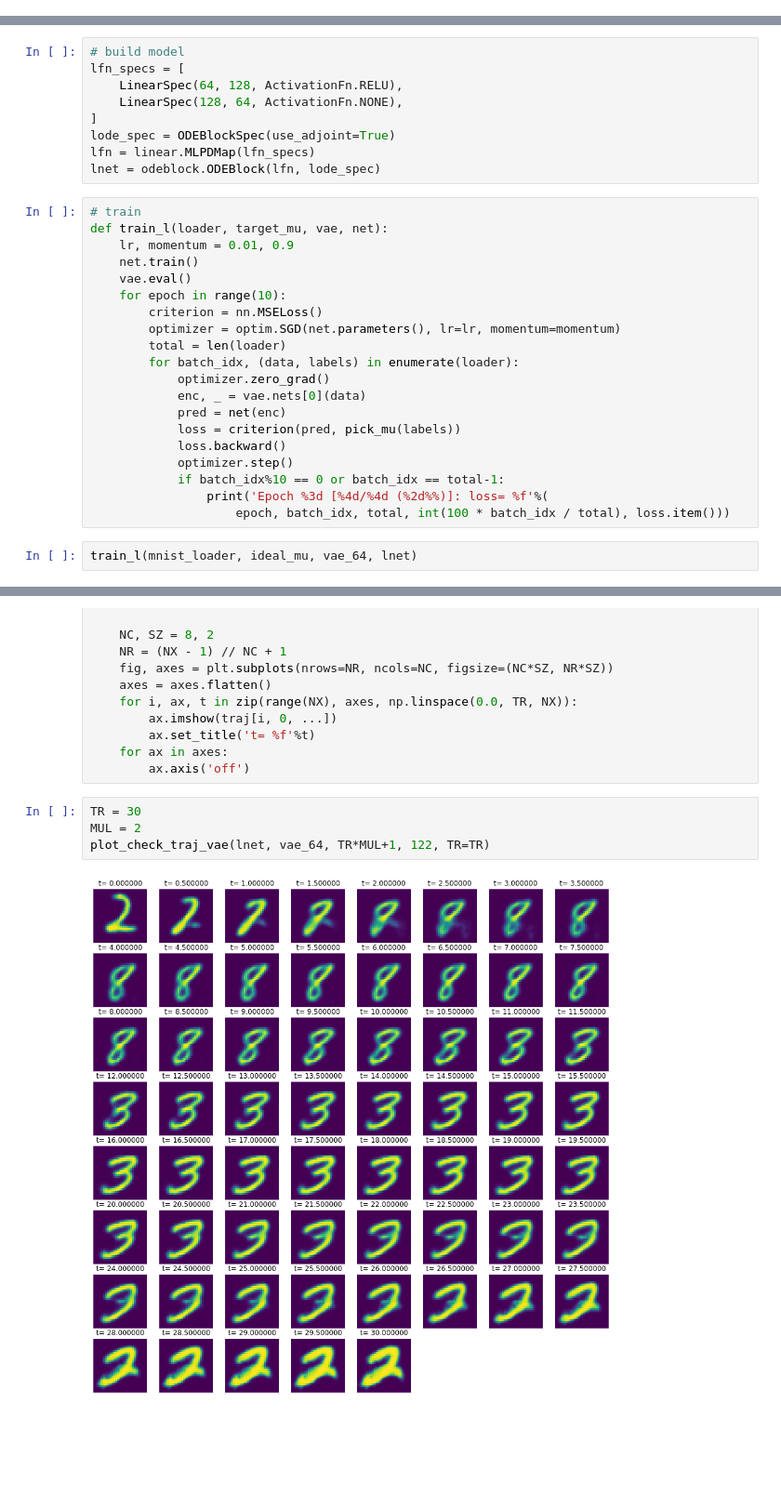
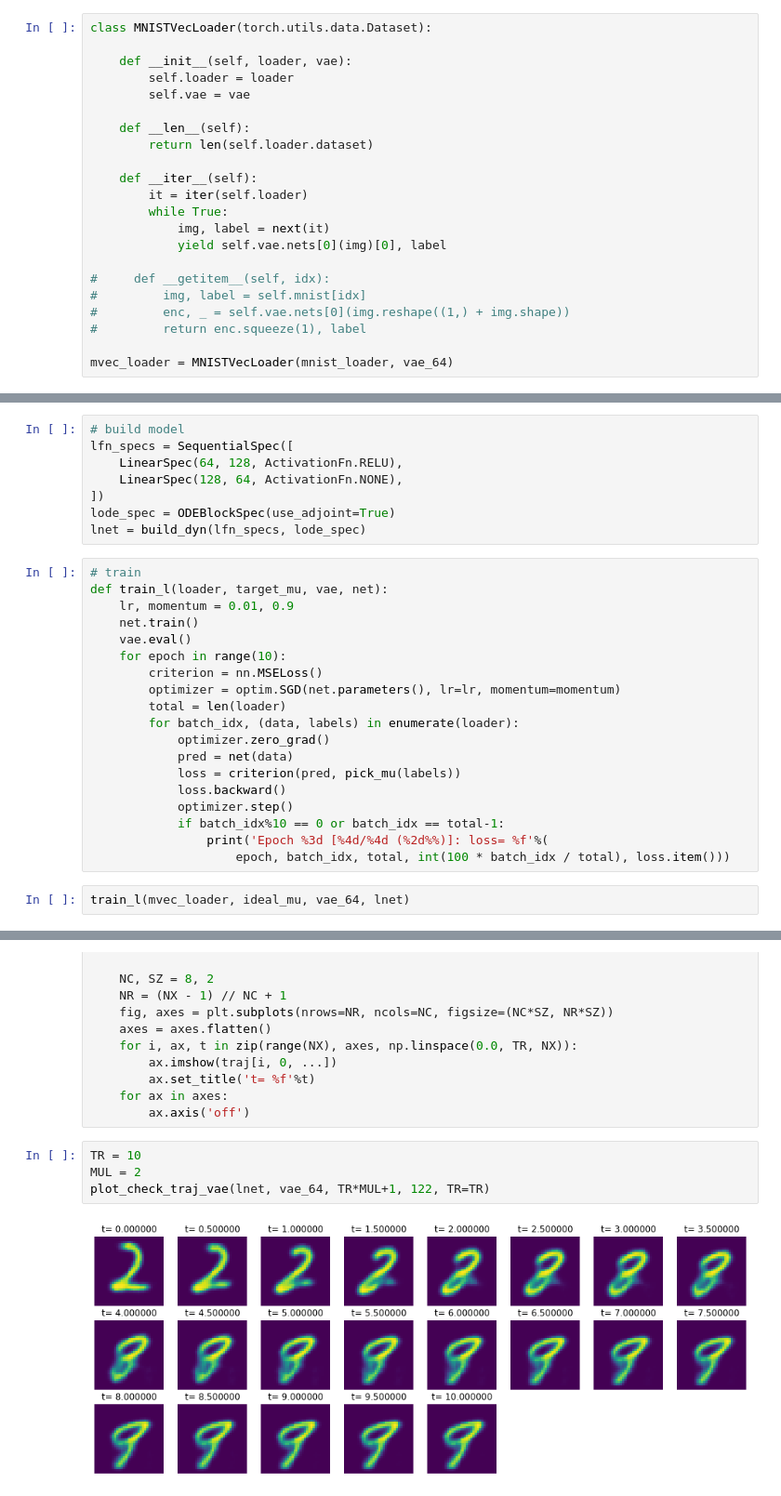
Before and after one commit to mIXs222/neuode, a Jupyter notebook: scripts/MNIST_neuode.ipynb, the cells around one changed output, grey strips where cells are left out. Shown at 93% size. Drawn from its saved outputs; the diff is of its cells as text; blank space fills up the shorter version.

```diff
--- a/scripts/MNIST_neuode.ipynb
+++ b/scripts/MNIST_neuode.ipynb
@@ -301,3 +293,25 @@ else:
+# %%
+class MNISTVecLoader(torch.utils.data.Dataset):
+
+    def __init__(self, loader, vae):
+        self.loader = loader
+        self.vae = vae
+
+    def __len__(self):
+        return len(self.loader.dataset)
+
+    def __iter__(self):
+        it = iter(self.loader)
+        while True:
+            img, label = next(it)
+            yield self.vae.nets[0](img)[0], label
+
+#     def __getitem__(self, idx):
+#         img, label = self.mnist[idx]
+#         enc, _ = self.vae.nets[0](img.reshape((1,) + img.shape))
+#         return enc.squeeze(1), label
+
+mvec_loader = MNISTVecLoader(mnist_loader, vae_64)
 # %% [markdown]
 ### Train NeuODE
 # %%
@@ -359,13 +360,12 @@ plot_labels(list(range(10)))
 [figure]
 # %%
 # build model
-lfn_specs = [
+lfn_specs = SequentialSpec([
     LinearSpec(64, 128, ActivationFn.RELU),
     LinearSpec(128, 64, ActivationFn.NONE),
-]
+])
 lode_spec = ODEBlockSpec(use_adjoint=True)
-lfn = linear.MLPDMap(lfn_specs)
-lnet = odeblock.ODEBlock(lfn, lode_spec)
+lnet = build_dyn(lfn_specs, lode_spec)
 # %%
 # train
 def train_l(loader, target_mu, vae, net):
@@ -378,8 +378,7 @@ def train_l(loader, target_mu, vae, net):
         total = len(loader)
         for batch_idx, (data, labels) in enumerate(loader):
             optimizer.zero_grad()
-            enc, _ = vae.nets[0](data)
-            pred = net(enc)
+            pred = net(data)
             loss = criterion(pred, pick_mu(labels))
             loss.backward()
             optimizer.step()
@@ -387,5 +386,5 @@ def train_l(loader, target_mu, vae, net):
                 print('Epoch %3d [%4d/%4d (%2d%%)]: loss= %f'%(
                     epoch, batch_idx, total, int(100 * batch_idx / total), loss.item()))
 # %%
-train_l(mnist_loader, ideal_mu, vae_64, lnet)
+train_l(mvec_loader, ideal_mu, vae_64, lnet)
 # %% [output]
@@ -453,11 +448,11 @@ def plot_check_traj_vae(NET, VAE, NX, OFFSET, TR=2.0):
     for ax in axes:
         ax.axis('off')
 # %%
-TR = 30
+TR = 10
 MUL = 2
 plot_check_traj_vae(lnet, vae_64, TR*MUL+1, 122, TR=TR)
 # %% [output]
-[figure, old version]
+[figure, new version]
 # %%
 def plot_check_traj_vae_multiple(NET, VAE, NR, NC, TR=2.0):
     with torch.no_grad():
```
Also changed, not shown: parts of 17 cells of this notebook, 10 other files.
